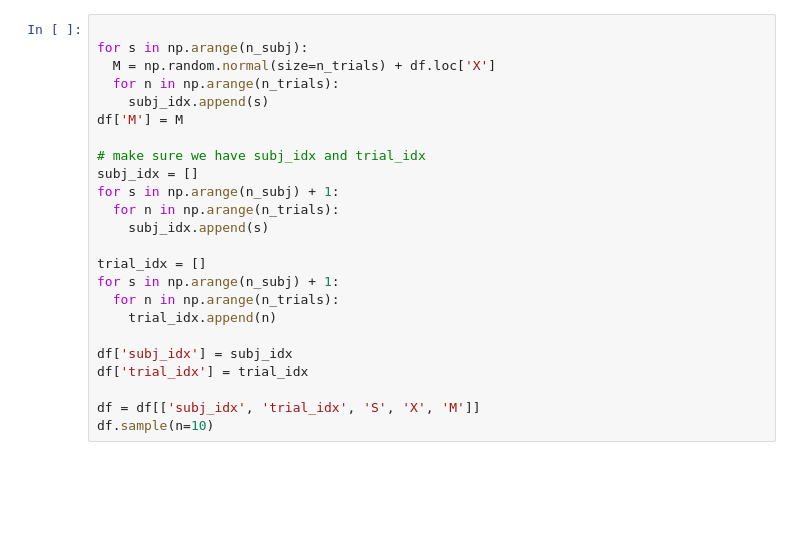
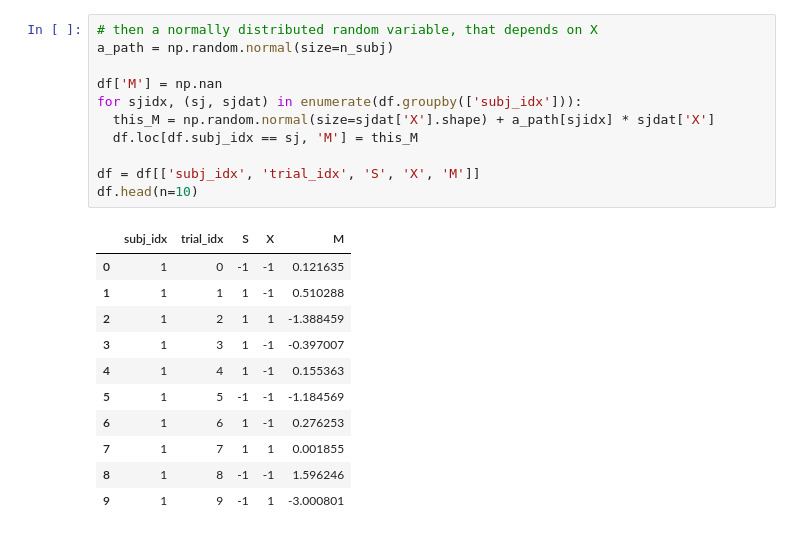
Before and after one commit to anne-urai/ddm_mediation, a Jupyter notebook: generate_data.ipynb, the cells around one changed output. Saved outputs shown, nothing was run; the diff lists cells and outputs as text; blank space fills up the shorter version.

```diff
--- a/generate_data.ipynb
+++ b/generate_data.ipynb
@@ -67,24 +93,23 @@ df['M'] = M
-# %%
-
-for s in np.arange(n_subj):
-  M = np.random.normal(size=n_trials) + df.loc['X']
-  for n in np.arange(n_trials):
-    subj_idx.append(s)
-df['M'] = M
-
-# make sure we have subj_idx and trial_idx
-subj_idx = []
-for s in np.arange(n_subj) + 1:
-  for n in np.arange(n_trials):
-    subj_idx.append(s)
-
-trial_idx = []
-for s in np.arange(n_subj) + 1:
-  for n in np.arange(n_trials):
-    trial_idx.append(n)
-
-df['subj_idx'] = subj_idx
-df['trial_idx'] = trial_idx
-
-df = df[['subj_idx', 'trial_idx', 'S', 'X', 'M']]
-df.sample(n=10)
+# %%
+# then a normally distributed random variable, that depends on X
+a_path = np.random.normal(size=n_subj)
+
+df['M'] = np.nan
+for sjidx, (sj, sjdat) in enumerate(df.groupby(['subj_idx'])):
+  this_M = np.random.normal(size=sjdat['X'].shape) + a_path[sjidx] * sjdat['X']
+  df.loc[df.subj_idx == sj, 'M'] = this_M
+
+df = df[['subj_idx', 'trial_idx', 'S', 'X', 'M']]
+df.head(n=10)
+# %% [output]
+|  | subj_idx | trial_idx | S | X | M |
+| 0 | 1 | 0 | -1 | -1 | 0.121635 |
+| 1 | 1 | 1 | 1 | -1 | 0.510288 |
+| 2 | 1 | 2 | 1 | 1 | -1.388459 |
+| 3 | 1 | 3 | 1 | -1 | -0.397007 |
+| 4 | 1 | 4 | 1 | -1 | 0.155363 |
+| 5 | 1 | 5 | -1 | -1 | -1.184569 |
+| 6 | 1 | 6 | 1 | -1 | 0.276253 |
+| 7 | 1 | 7 | 1 | 1 | 0.001855 |
+| 8 | 1 | 8 | -1 | -1 | 1.596246 |
+| 9 | 1 | 9 | -1 | 1 | -3.000801 |
```
Also changed, not shown: parts of 5 cells of this notebook.
